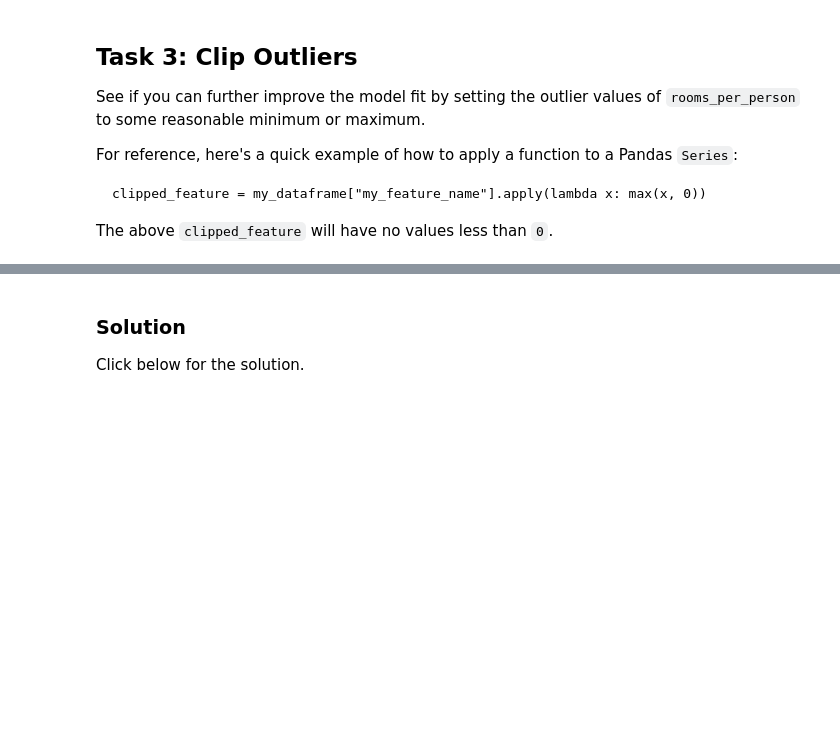
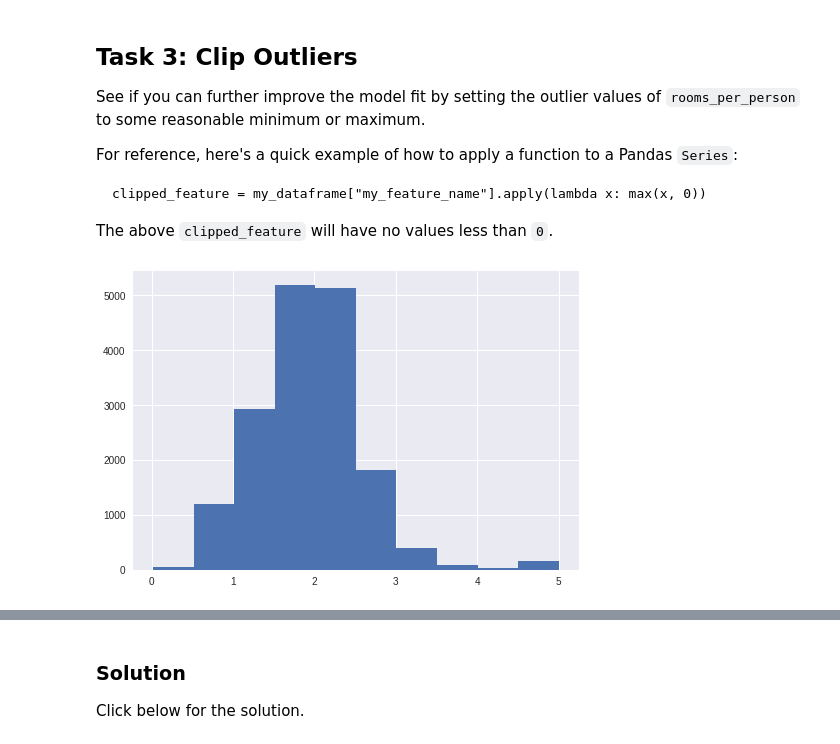
Before and after one commit to sarfrazahmed/ML_Google, a Jupyter notebook: synthetic_features_and_outliers.ipynb, the cells around one changed output, grey strips where cells are left out. Saved outputs shown, nothing was run; the diff lists cells and outputs as text; code cells hidden in the pictures; blank space fills up the shorter version.

```diff
--- a/synthetic_features_and_outliers.ipynb
+++ b/synthetic_features_and_outliers.ipynb
@@ -332,0 +331,6 @@ The above `clipped_feature` will have no values less than `0`.
+# %%
+california_housing_dataframe["rooms_per_person"] = california_housing_dataframe["rooms_per_person"].apply(lambda x: min(x, 5))
+
+_ = california_housing_dataframe["rooms_per_person"].hist()
+# %% [output]
+[figure, added]
```
Also changed, not shown: parts of 11 cells of this notebook.
